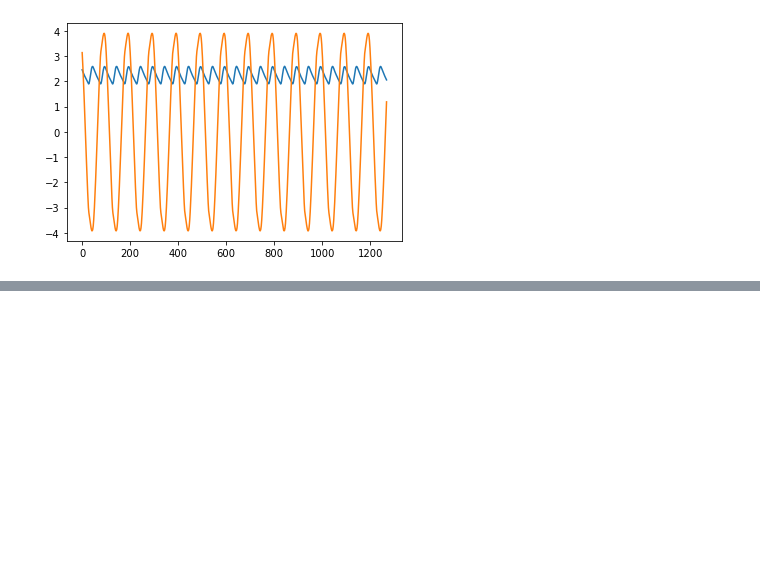
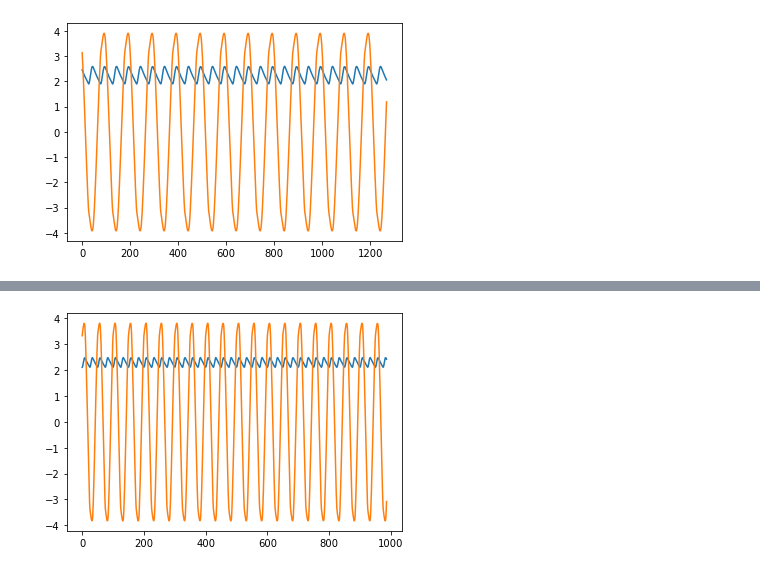
Before and after one commit to Ablake87/Testing, a Jupyter notebook: Lab Reports/Lab 5/Data/Plots.ipynb, the cells around one changed output, grey strips where cells are left out. Cells and saved outputs as stored; diff of their text form; code cells hidden in the pictures; blank space fills up the shorter version.

```diff
--- a/Lab Reports/Lab 5/Data/Plots.ipynb
+++ b/Lab Reports/Lab 5/Data/Plots.ipynb
@@ -13,0 +22,8 @@ plt.plot(lvm[2] ['data']);
+# %%
+filename3 = 'Lab_5_20.lvm'
+lvm = lvm_read.read(filename3, read_from_pickle=False)
+
+plt.plot(lvm[1] ['data']);
+plt.plot(lvm[2] ['data']);
+# %% [output]
+[figure, added]
```
Also changed, not shown: parts of 3 cells of this notebook, 3 other files.
